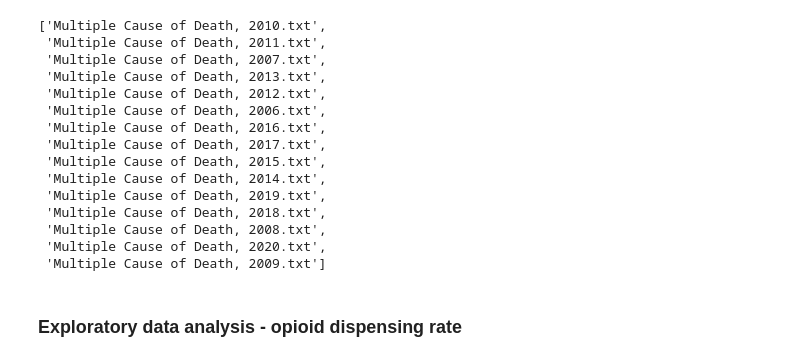
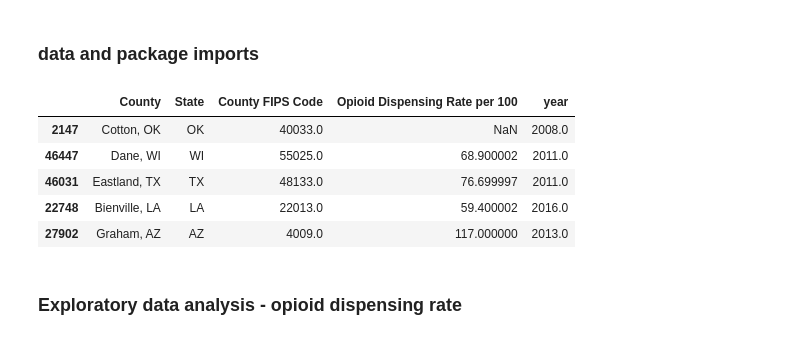
Before and after one commit to Ludougan123234/624-project, a Jupyter notebook: exp_opioid randy.ipynb, the cells around one changed output. Cells and saved outputs as stored; diff of their text form; code cells hidden in the pictures.

Commit message:
Update county level visualization (include 2020)

```diff
--- a/exp_opioid randy.ipynb
+++ b/exp_opioid randy.ipynb
@@ -1,3 +1,5 @@
+# %% [markdown]
+### data and package imports
 # %%
 import os
 from datetime import datetime
@@ -38,23 +54,43 @@ pov_df = pd.DataFrame(pov_df.values[1:], columns=pov_df.iloc[0])
-# %%
-base_dir = "./data/Wonder"
-for file in os.listdir("./data/WONDER/"):
-     pd.read_csv(f"{base_dir}/{file}")
-# %% [output]
-['Multiple Cause of Death, 2010.txt',
- 'Multiple Cause of Death, 2011.txt',
- 'Multiple Cause of Death, 2007.txt',
- 'Multiple Cause of Death, 2013.txt',
- 'Multiple Cause of Death, 2012.txt',
- 'Multiple Cause of Death, 2006.txt',
- 'Multiple Cause of Death, 2016.txt',
- 'Multiple Cause of Death, 2017.txt',
- 'Multiple Cause of Death, 2015.txt',
- 'Multiple Cause of Death, 2014.txt',
- 'Multiple Cause of Death, 2019.txt',
- 'Multiple Cause of Death, 2018.txt',
- 'Multiple Cause of Death, 2008.txt',
- 'Multiple Cause of Death, 2020.txt',
- 'Multiple Cause of Death, 2009.txt']
+# %%
+# Opioid dispensing rate 2006-2020
+# set to True if we want to refresh CDC data source
+REFRESH_OPIOID_SOURCE = False
+
+if REFRESH_OPIOID_SOURCE:
+    for i in range(2006, 2021):
+        print(f"at: {i}")
+        df = pd.read_html(
+            f"https://www.cdc.gov/drugoverdose/rxrate-maps/county{i}.html"
+        )[0]
+        df["year"] = i
+        df.to_csv(f"./data/opioid_rx/{i}.csv")
+
+l = [
+    pd.read_csv(f"./data/opioid_rx/{file}")
+    for file in os.listdir("./data/opioid_rx")
+    if file[-3:] == "csv"
+]
+df = pd.concat(l)
+
+df["year"] = df["year"].fillna(2020)
+df["Opioid Dispensing Rate per 100"] = (
+    df["Opioid Dispensing Rate per 100"].replace("–", np.nan).astype("float32")
+)
+df["County FIPS Code"] = np.where(
+    (df["year"] == 2020), df["State_County FIPS Code"], df["County FIPS Code"]
+)
+
+df = df.reset_index().drop(
+    ["Unnamed: 0", "index", "State_County FIPS Code", "State FIPS code"], axis=1
+)
+df.sample(5)
+# %% [output]
+|  | County | State | County FIPS Code | Opioid Dispensing Rate per 100 | year |
+| 2147 | Cotton, OK | OK | 40033.0 | NaN | 2008.0 |
+| 46447 | Dane, WI | WI | 55025.0 | 68.900002 | 2011.0 |
+| 46031 | Eastland, TX | TX | 48133.0 | 76.699997 | 2011.0 |
+| 22748 | Bienville, LA | LA | 22013.0 | 59.400002 | 2016.0 |
+| 27902 | Graham, AZ | AZ | 4009.0 | 117.000000 | 2013.0 |
 # %%
 # try umap
 sdoh_umap = sdoh_df.copy().iloc[:, 8:].fillna(0)
```
Also changed, not shown: parts of 19 cells of this notebook, 1 other file.
